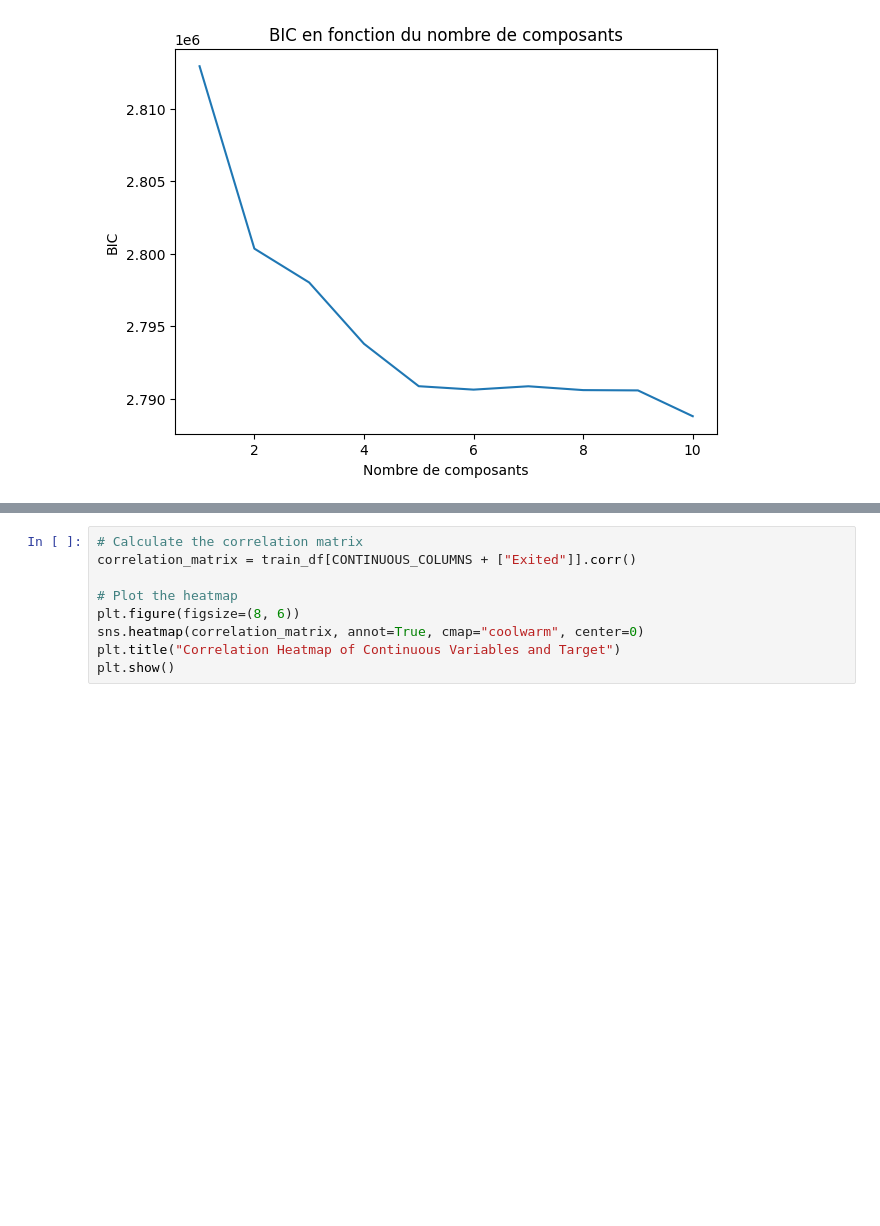
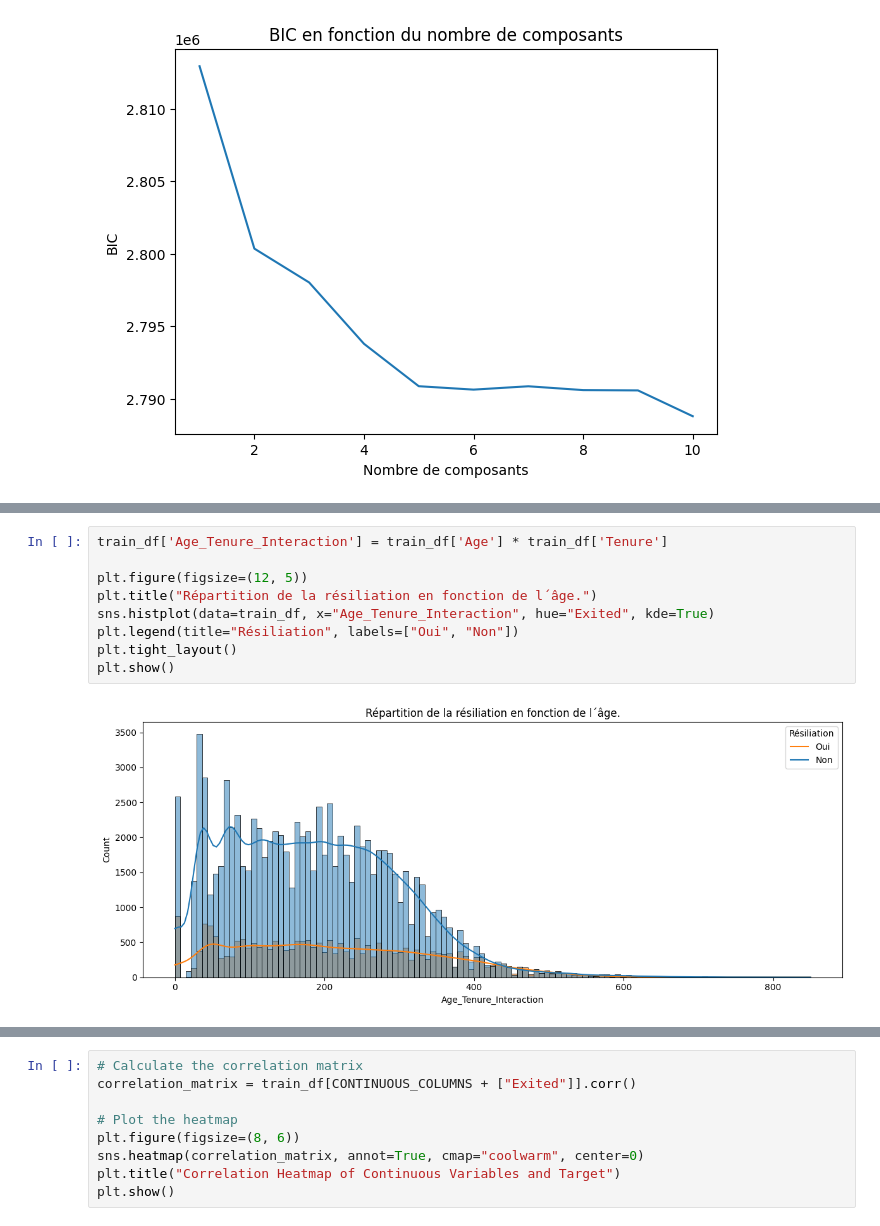
Before and after one commit to lbihin/mlpro-classification-bank-churn-2025, a Jupyter notebook: eda/eda.ipynb, the cells around one changed output, grey strips where cells are left out. Saved outputs shown, nothing was run; the diff lists cells and outputs as text; blank space fills up the shorter version.

```diff
--- a/eda/eda.ipynb
+++ b/eda/eda.ipynb
@@ -1022,0 +1048,11 @@ plt.show()
+# %%
+train_df['Age_Tenure_Interaction'] = train_df['Age'] * train_df['Tenure']
+
+plt.figure(figsize=(12, 5))
+plt.title("Répartition de la résiliation en fonction de l´âge.")
+sns.histplot(data=train_df, x="Age_Tenure_Interaction", hue="Exited", kde=True)
+plt.legend(title="Résiliation", labels=["Oui", "Non"])
+plt.tight_layout()
+plt.show()
+# %% [output]
+[figure, added]
```
Also changed, not shown: parts of 10 cells of this notebook.
